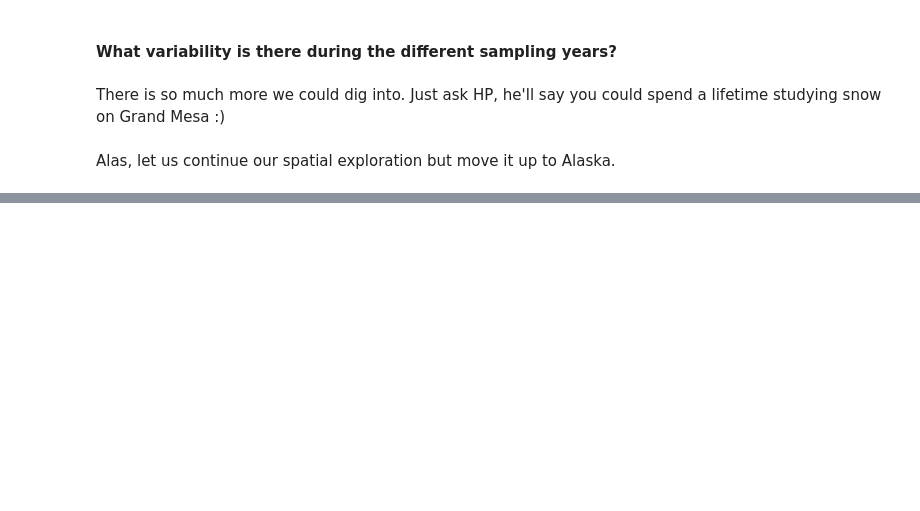
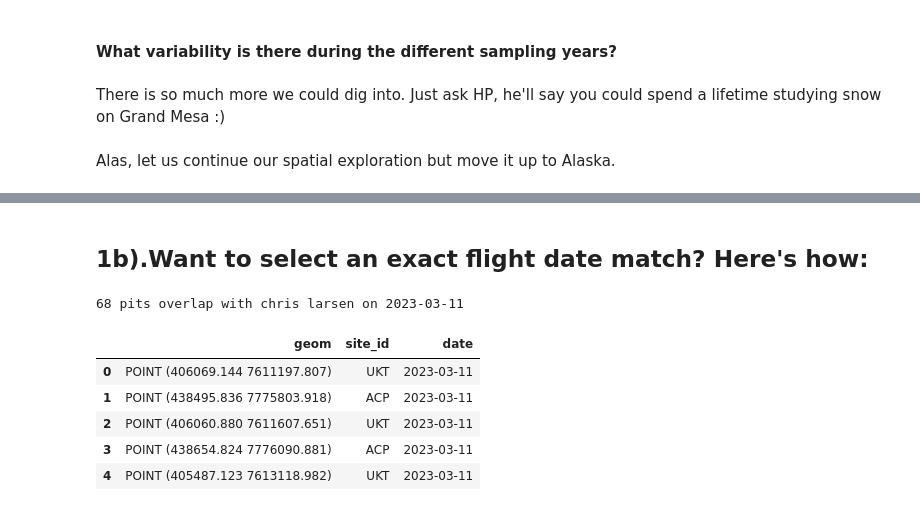
Before and after one commit to snowex-hackweek/website-2024, a Jupyter notebook: book/tutorials/snowex-core/03_snowex_data_preview.ipynb, the cells around one changed output, grey strips where cells are left out. Saved outputs shown, nothing was run; the diff lists cells and outputs as text; code cells hidden in the pictures; blank space fills up the shorter version.

```diff
--- a/book/tutorials/snowex-core/03_snowex_data_preview.ipynb
+++ b/book/tutorials/snowex-core/03_snowex_data_preview.ipynb
@@ -409,0 +387,6 @@ from snowexsql.conversions import query_to_geopandas
+# %%
+# load the database
+db_name = 'snow:hackweek@db.snowexdata.org/snowex'
+engine, session = get_db(db_name)
+
+print('SnowEx Database successfully loaded!')
@@ -409,0 +460,25 @@ from snowexsql.conversions import query_to_geopandas
+# %% [markdown]
+## 1b).Want to select an exact flight date match? Here's how:
+# %%
+# Pick a day from the list of dates
+dt = dates[1] # selecting the "2nd" date in the list, 203-03-11 during the March 2023 field campaign
+
+# Find all the snow pits done on these days
+qry = session.query(SiteData.geom, SiteData.site_id, SiteData.date)
+qry = qry.filter(SiteData.date == dt)
+
+# Return a geopandas df
+df_exact = query_to_geopandas(qry, engine)
+
+print('%s pits overlap with %s on %s' %(len(df_exact), sensor, dt))
+
+# View snows pits that align with first UAVSAR date
+df_exact.head()
+# %% [output]
+68 pits overlap with chris larsen on 2023-03-11
+|  | geom | site_id | date |
+| 0 | POINT (406069.144 7611197.807) | UKT | 2023-03-11 |
+| 1 | POINT (438495.836 7775803.918) | ACP | 2023-03-11 |
+| 2 | POINT (406060.880 7611607.651) | UKT | 2023-03-11 |
+| 3 | POINT (438654.824 7776090.881) | ACP | 2023-03-11 |
+| 4 | POINT (405487.123 7613118.982) | UKT | 2023-03-11 |
```
Also changed, not shown: parts of 34 cells of this notebook, 5 other files.
